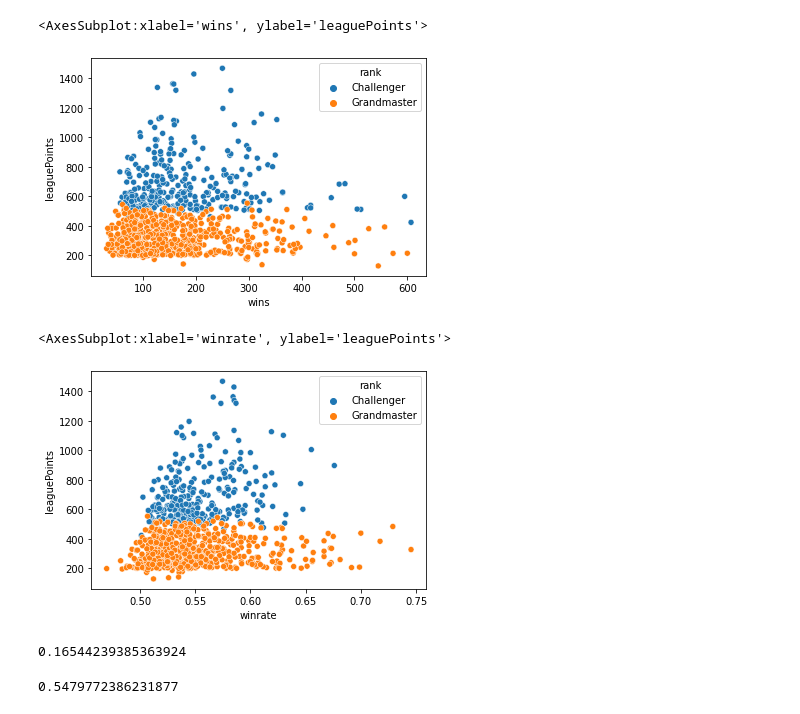
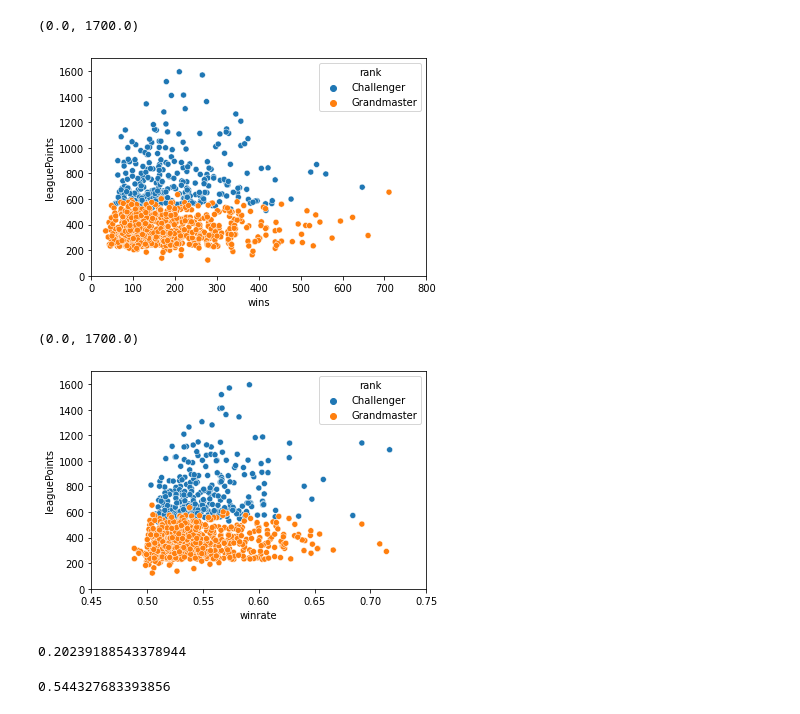
Before and after one commit to pzeng718/Predict-league-of-legends-match-outcome, a Jupyter notebook: Visualizations.ipynb, the cells around one changed output. Cells and saved outputs as stored; diff of their text form; code cells hidden in the pictures.

```diff
--- a/Visualizations.ipynb
+++ b/Visualizations.ipynb
@@ -5,9 +5,9 @@ import matplotlib as plt
 import pylab as py
 import seaborn as sns
 # %%
-mastery = pd.read_csv("masteryTable.csv")
-matches = pd.read_csv("matches.csv")
-players = pd.read_csv("players.csv")
-tempPlayers = pd.read_csv("noAccId.csv")
-p2 = pd.read_csv("playersV2.csv")
+mastery = pd.read_csv("masteryTableV3.csv")
+matches = pd.read_csv("matchesV6.csv")
+players = pd.read_csv("playersV3.csv")
+#tempPlayers = pd.read_csv("noAccId.csv")
+#p2 = pd.read_csv("playersV2.csv")
 # %%
@@ -70,23 +75,27 @@ ax2 = sns.swarmplot(x="championPoints", y="championName", data=unpopular, hue =
 # %%
-sns.scatterplot(data=tempPlayers,x="wins",y="leaguePoints",hue='rank')
+import matplotlib.pyplot as plt
+sns.scatterplot(data=players,x="wins",y="leaguePoints",hue='rank')
+plt.xlim(0,800)
+plt.ylim(0,1700)
 # %% [output]
-<AxesSubplot:xlabel='wins', ylabel='leaguePoints'>
+(0.0, 1700.0)
-[figure, old version]
+[figure, new version]
 # %%
-tempPlayers['winrate'] = tempPlayers['wins']/(tempPlayers['wins']+tempPlayers['losses'])
-sns.scatterplot(data=tempPlayers,x="winrate",y="leaguePoints",hue="rank")
-
+players['winrate'] = players['wins']/(players['wins']+players['losses'])
+sns.scatterplot(data=players,x="winrate",y="leaguePoints",hue="rank")
+plt.xlim(0.45,0.75)
+plt.ylim(0,1700)
 #players
 # %% [output]
-<AxesSubplot:xlabel='winrate', ylabel='leaguePoints'>
+(0.0, 1700.0)
-[figure, old version]
+[figure, new version]
 # %%
-tempPlayers['wins'].corr(tempPlayers['leaguePoints'])
-tempPlayers['winrate'].corr(tempPlayers['leaguePoints'])
+players['wins'].corr(players['leaguePoints'])
+players['winrate'].corr(players['leaguePoints'])
 # %% [output]
-0.16544239385363924
+0.20239188543378944
 # %%
 import numpy as np
-np.mean(tempPlayers['winrate'])
+np.mean(players['winrate'])
 # %% [output]
-0.5479772386231877
+0.544327683393856
```
Also changed, not shown: parts of 7 cells of this notebook, 3 other files.
